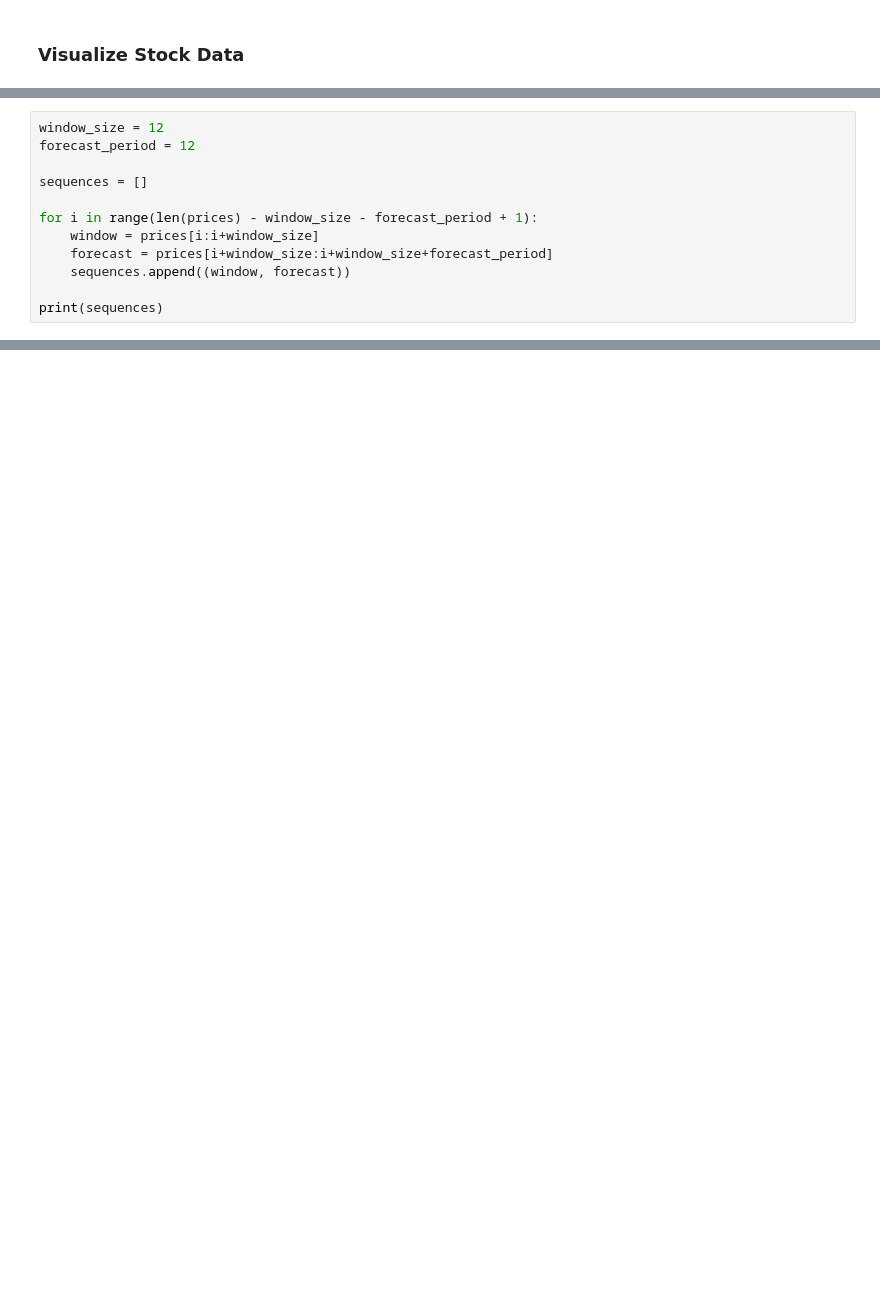
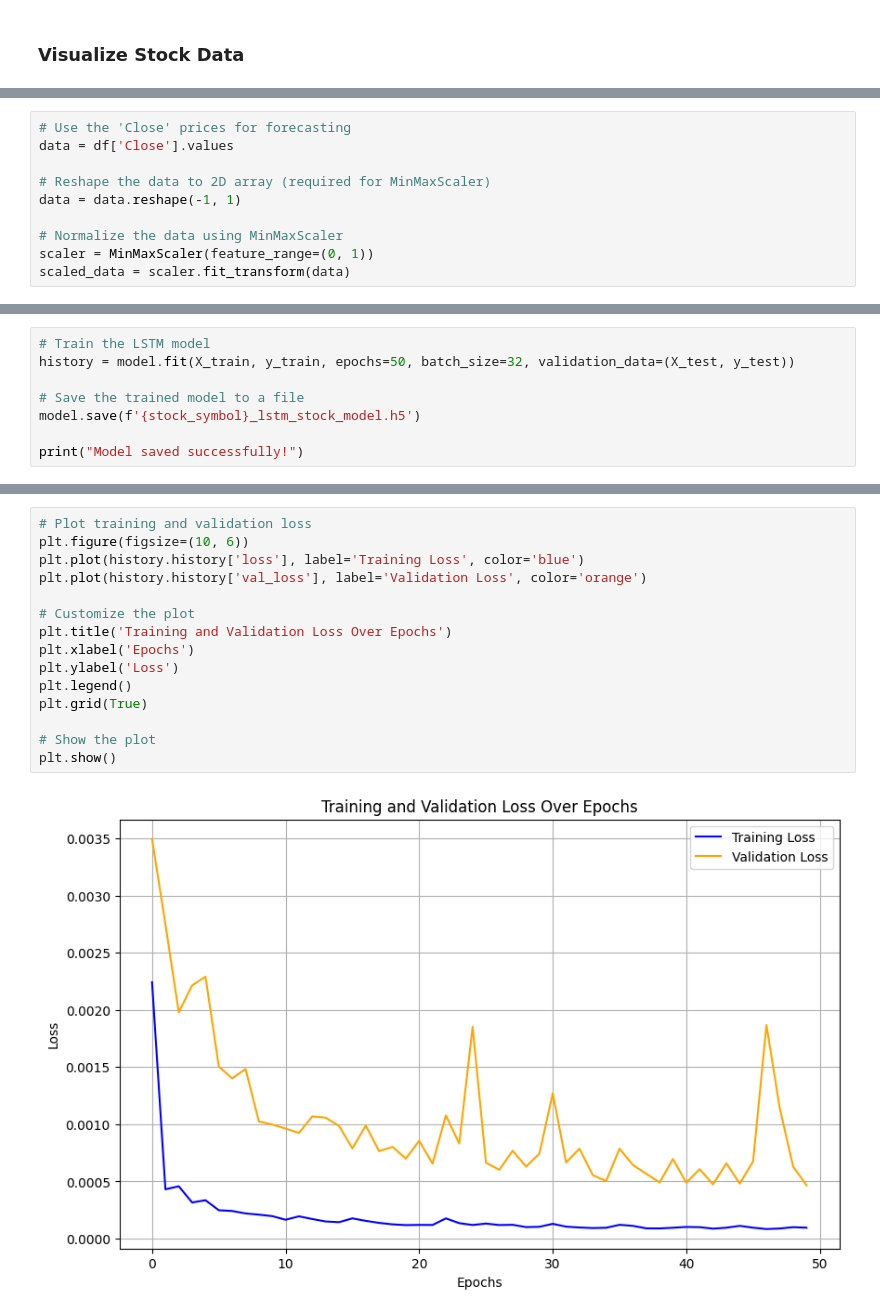
Before and after one commit to Brianhulela/LSTM_stock_forecasting, a Jupyter notebook: forecast.ipynb, the cells around one changed output, grey strips where cells are left out. Saved outputs shown, nothing was run; the diff lists cells and outputs as text; blank space fills up the shorter version.

Commit message:
Updated forecast notebook

```diff
--- a/forecast.ipynb
+++ b/forecast.ipynb
@@ -101,12 +90,0 @@ print(prices[:10])  # This will display the first 10 scaled values
-# %%
-window_size = 12
-forecast_period = 12
-
-sequences = []
-
-for i in range(len(prices) - window_size - forecast_period + 1):
-    window = prices[i:i+window_size]
-    forecast = prices[i+window_size:i+window_size+forecast_period]
-    sequences.append((window, forecast))
-
-print(sequences)
@@ -176,0 +96,10 @@ y_test shape: (208, 12, 1)
+# %%
+# Use the 'Close' prices for forecasting
+data = df['Close'].values
+
+# Reshape the data to 2D array (required for MinMaxScaler)
+data = data.reshape(-1, 1)
+
+# Normalize the data using MinMaxScaler
+scaler = MinMaxScaler(feature_range=(0, 1))
+scaled_data = scaler.fit_transform(data)
@@ -279,0 +174,8 @@ plot_input_actual_forecast(X_test, y_test, y_pred, num_examples=10)
+# %%
+# Train the LSTM model
+history = model.fit(X_train, y_train, epochs=50, batch_size=32, validation_data=(X_test, y_test))
+
+# Save the trained model to a file
+model.save(f'{stock_symbol}_lstm_stock_model.h5')
+
+print("Model saved successfully!")
@@ -279,0 +204,17 @@ plot_input_actual_forecast(X_test, y_test, y_pred, num_examples=10)
+# %%
+# Plot training and validation loss
+plt.figure(figsize=(10, 6))
+plt.plot(history.history['loss'], label='Training Loss', color='blue')
+plt.plot(history.history['val_loss'], label='Validation Loss', color='orange')
+
+# Customize the plot
+plt.title('Training and Validation Loss Over Epochs')
+plt.xlabel('Epochs')
+plt.ylabel('Loss')
+plt.legend()
+plt.grid(True)
+
+# Show the plot
+plt.show()
+# %% [output]
+[figure, added]
```
Also changed, not shown: parts of 33 cells of this notebook, 3 other files.
